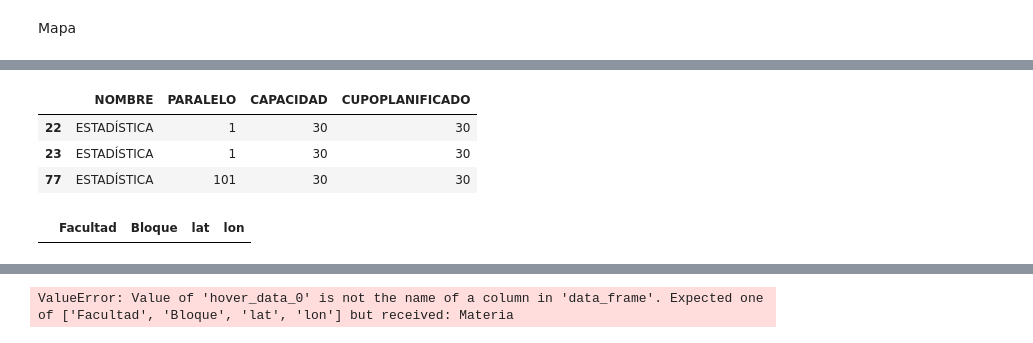
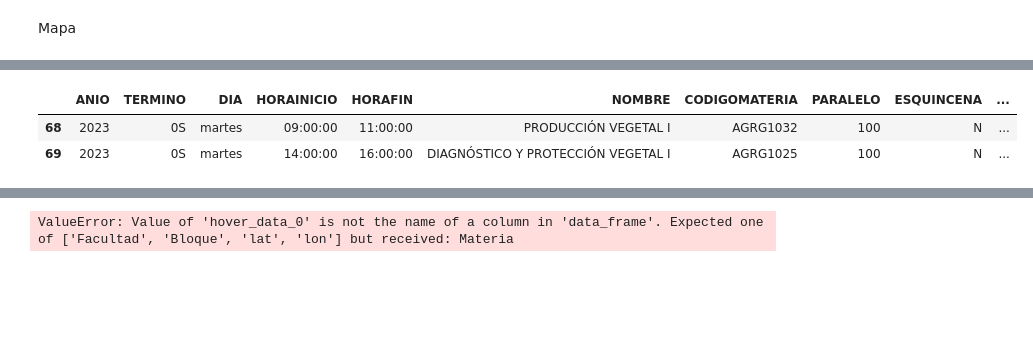
Before and after one commit to lromeror/Group_Slytheryn, a Jupyter notebook: EDA_ESPOL/EDA_ESPOL_PAE.ipynb, the cells around one changed output, grey strips where cells are left out. Drawn from its saved outputs; the diff is of its cells as text; code cells hidden in the pictures; blank space fills up the shorter version.

```diff
--- a/EDA_ESPOL/EDA_ESPOL_PAE.ipynb
+++ b/EDA_ESPOL/EDA_ESPOL_PAE.ipynb
@@ -871,14 +858,0 @@ Name: count, dtype: int64
-# %%
-E=df_H_p.query("NOMBRE == 'ESTADÍSTICA'")
-E=E[['NOMBRE','PARALELO','CAPACIDAD','CUPOPLANIFICADO']]
-E
-# %% [output]
-|  | NOMBRE | PARALELO | CAPACIDAD | CUPOPLANIFICADO |
-| 22 | ESTADÍSTICA | 1 | 30 | 30 |
-| 23 | ESTADÍSTICA | 1 | 30 | 30 |
-| 77 | ESTADÍSTICA | 101 | 30 | 30 |
-# %%
-espol_ubi = pd.DataFrame(columns= ['Facultad', 'Bloque', 'lat', 'lon'])
-espol_ubi
-# %% [output]
-|  | Facultad | Bloque | lat | lon |
@@ -884,0 +862,6 @@ espol_ubi
+# %%
+df_H_p.query("BLOQUE == 'GEA'")
+# %% [output]
+|  | ANIO | TERMINO | DIA | HORAINICIO | HORAFIN | NOMBRE | CODIGOMATERIA | PARALELO | ESQUINCENA | ... |
+| 68 | 2023 | 0S | martes | 09:00:00 | 11:00:00 | PRODUCCIÓN VEGETAL I | AGRG1032 | 100 | N | ... |
+| 69 | 2023 | 0S | martes | 14:00:00 | 16:00:00 | DIAGNÓSTICO Y PROTECCIÓN VEGETAL I | AGRG1025 | 100 | N | ... |
```
Also changed, not shown: parts of 18 cells of this notebook.
